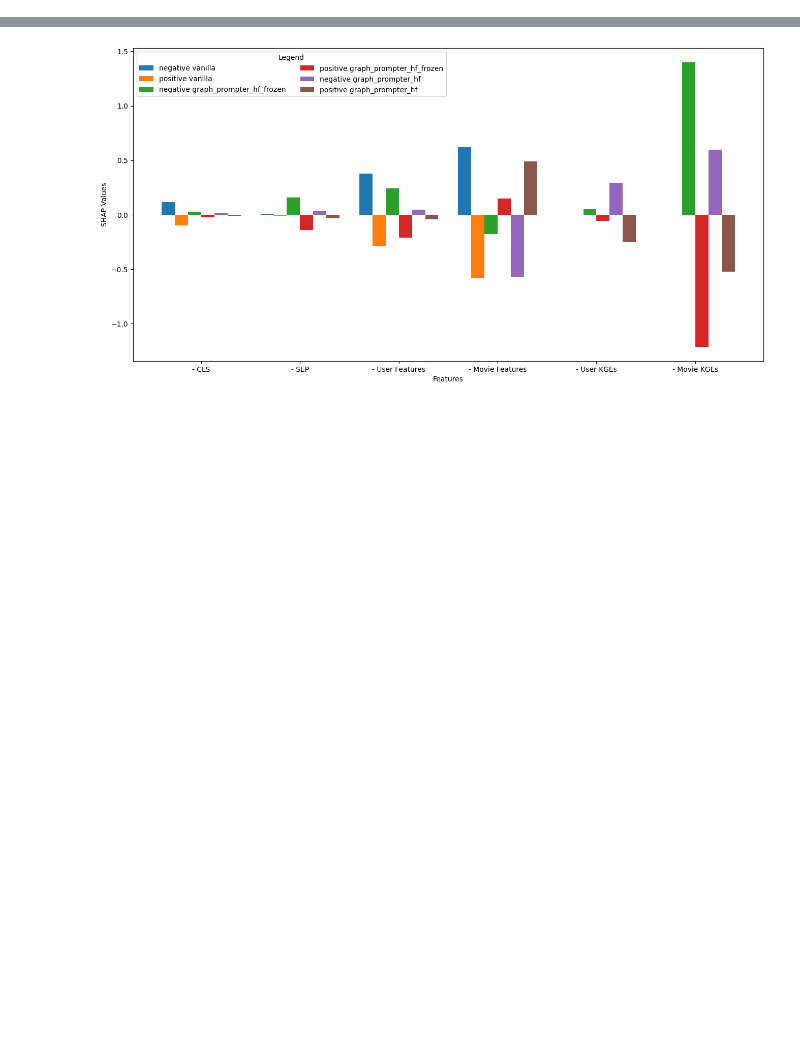
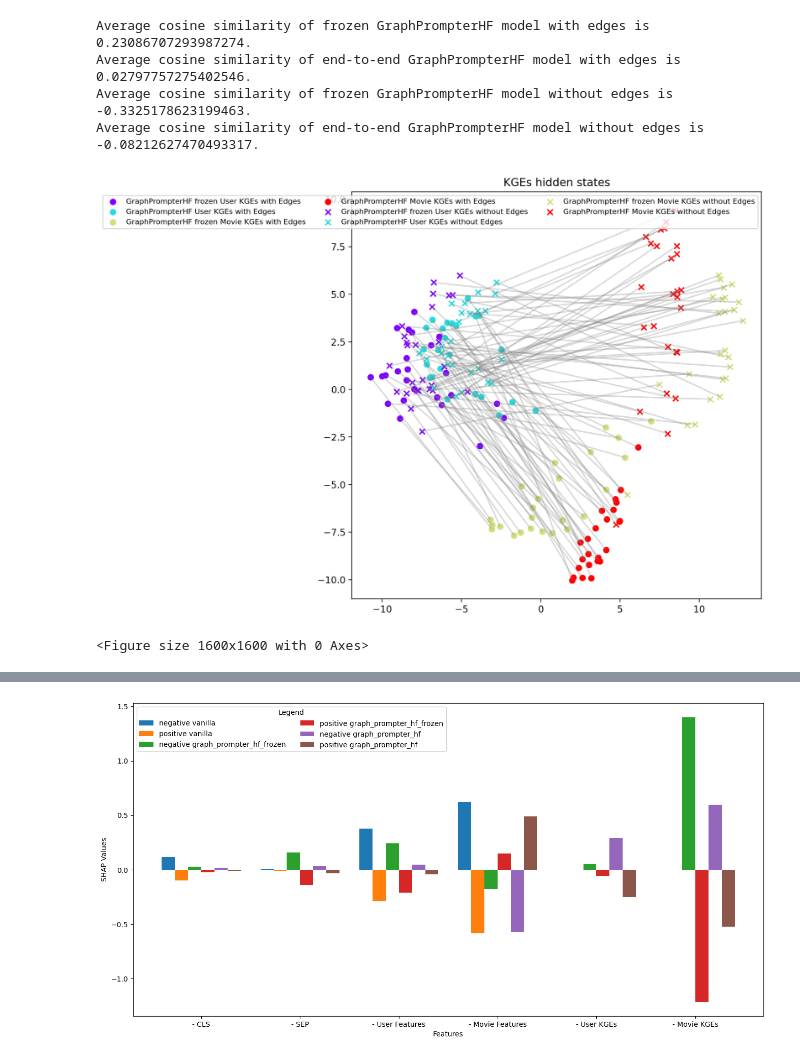
Before and after one commit to AhmadHAW/Hauptprojekt, a Jupyter notebook: evaluation.ipynb, the cells around one changed output, grey strips where cells are left out. Drawn from its saved outputs; the diff is of its cells as text; code cells hidden in the pictures; blank space fills up the shorter version.

```diff
--- a/evaluation.ipynb
+++ b/evaluation.ipynb
@@ -14,6 +14,15 @@ dataset_vanilla, _ = kg_manager.shard_dataset_randomly(
     shard_size=100000,
 )
 exp = ExplainabilityModule(kg_manager.load_xai_artifact, dataset_vanilla)
+# %%
+exp.plot_kges(samples=50)
+# %% [output]
+Average cosine similarity of frozen GraphPrompterHF model with edges is 0.23086707293987274.
+Average cosine similarity of end-to-end GraphPrompterHF model with edges is 0.02797757275402546.
+Average cosine similarity of frozen GraphPrompterHF model without edges is -0.3325178623199463.
+Average cosine similarity of end-to-end GraphPrompterHF model without edges is -0.08212627470493317.
+[figure, added]
+<Figure size 1600x1600 with 0 Axes>
 # %%
 exp.plot_cls_embeddings(samples=2000)
 # %% [output]
```
Also changed, not shown: parts of 1 cell of this notebook, 4 other files.
